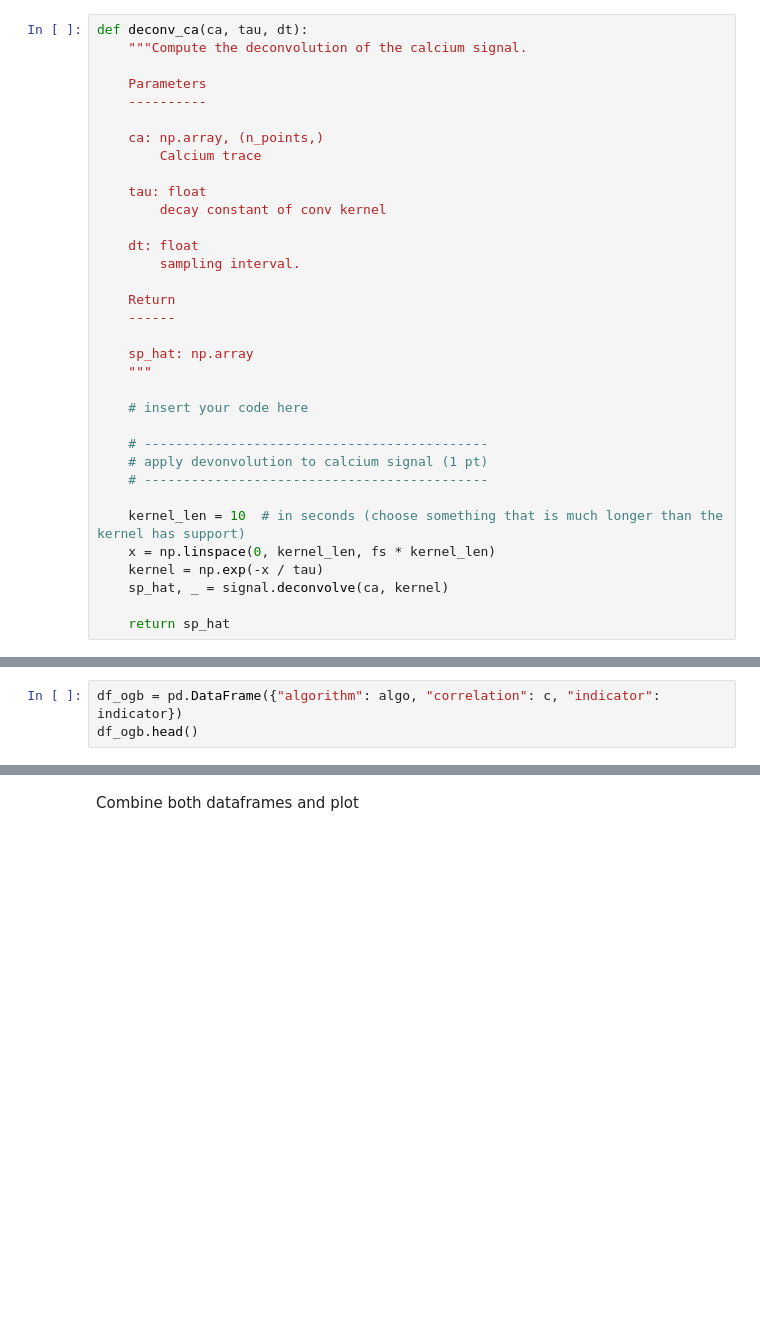
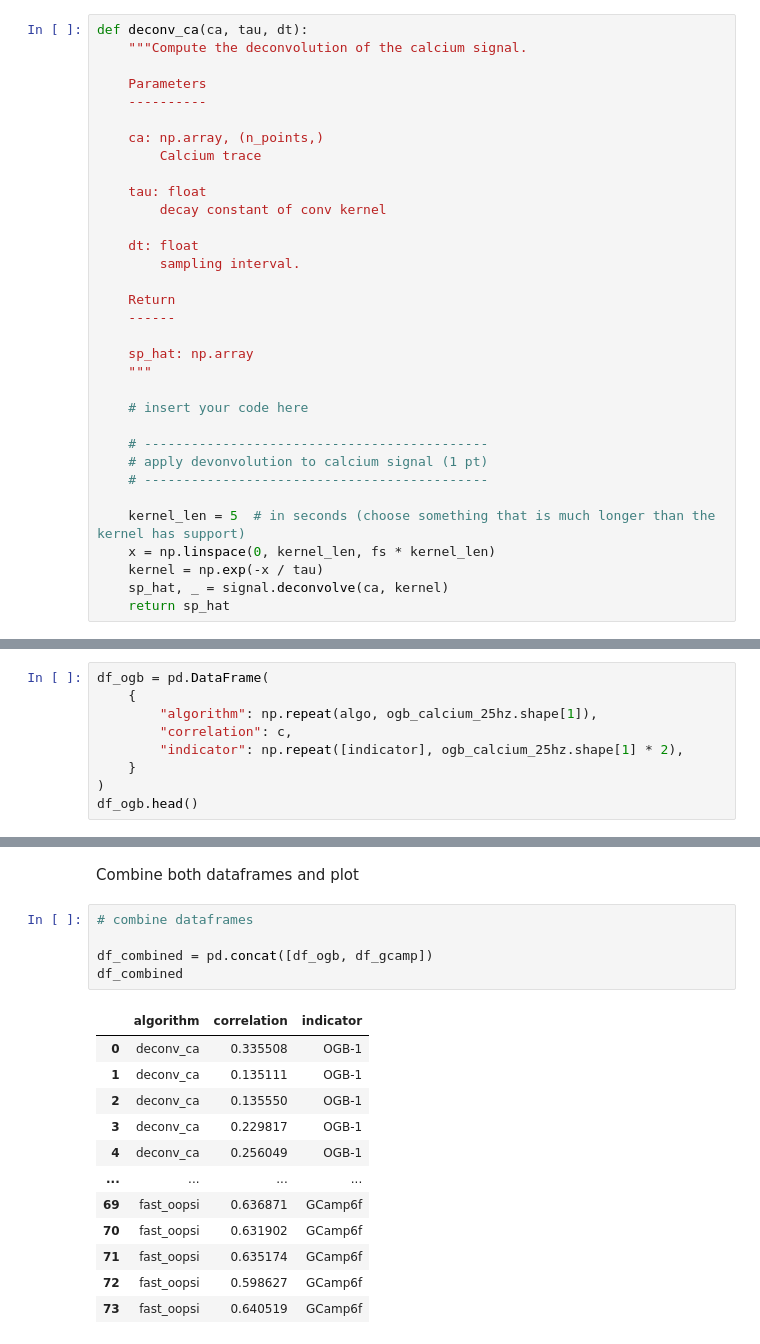
Before and after one commit to H-Kugler/neural-data-science, a Jupyter notebook: notebooks/CodingLab3_harri.ipynb, the cells around one changed output, grey strips where cells are left out. Cells and saved outputs as stored; diff of their text form; blank space fills up the shorter version.

```diff
--- a/notebooks/CodingLab3_harri.ipynb
+++ b/notebooks/CodingLab3_harri.ipynb
@@ -216,11 +216,10 @@ def deconv_ca(ca, tau, dt):
     # apply devonvolution to calcium signal (1 pt)
     # --------------------------------------------
 
-    kernel_len = 10  # in seconds (choose something that is much longer than the kernel has support)
+    kernel_len = 5  # in seconds (choose something that is much longer than the kernel has support)
     x = np.linspace(0, kernel_len, fs * kernel_len)
     kernel = np.exp(-x / tau)
     sp_hat, _ = signal.deconvolve(ca, kernel)
-
     return sp_hat
 # %%
 fig, ax = plt.subplots(figsize=(6, 5), layout="constrained")
@@ -400,5 +417,11 @@ Evaluate on OGB data
 # %% [markdown]
 Create OGB dataframe
 # %%
-df_ogb = pd.DataFrame({"algorithm": algo, "correlation": c, "indicator": indicator})
+df_ogb = pd.DataFrame(
+    {
+        "algorithm": np.repeat(algo, ogb_calcium_25hz.shape[1]),
+        "correlation": c,
+        "indicator": np.repeat([indicator], ogb_calcium_25hz.shape[1] * 2),
+    }
+)
 df_ogb.head()
@@ -416,2 +474,20 @@ df_gcamp.head()
 # %% [markdown]
 Combine both dataframes and plot
+# %%
+# combine dataframes
+
+df_combined = pd.concat([df_ogb, df_gcamp])
+df_combined
+# %% [output]
+|  | algorithm | correlation | indicator |
+| 0 | deconv_ca | 0.335508 | OGB-1 |
+| 1 | deconv_ca | 0.135111 | OGB-1 |
+| 2 | deconv_ca | 0.135550 | OGB-1 |
+| 3 | deconv_ca | 0.229817 | OGB-1 |
+| 4 | deconv_ca | 0.256049 | OGB-1 |
+| ... | ... | ... | ... |
+| 69 | fast_oopsi | 0.636871 | GCamp6f |
+| 70 | fast_oopsi | 0.631902 | GCamp6f |
+| 71 | fast_oopsi | 0.635174 | GCamp6f |
+| 72 | fast_oopsi | 0.598627 | GCamp6f |
+| 73 | fast_oopsi | 0.640519 | GCamp6f |
```
Also changed, not shown: parts of 11 cells of this notebook.
